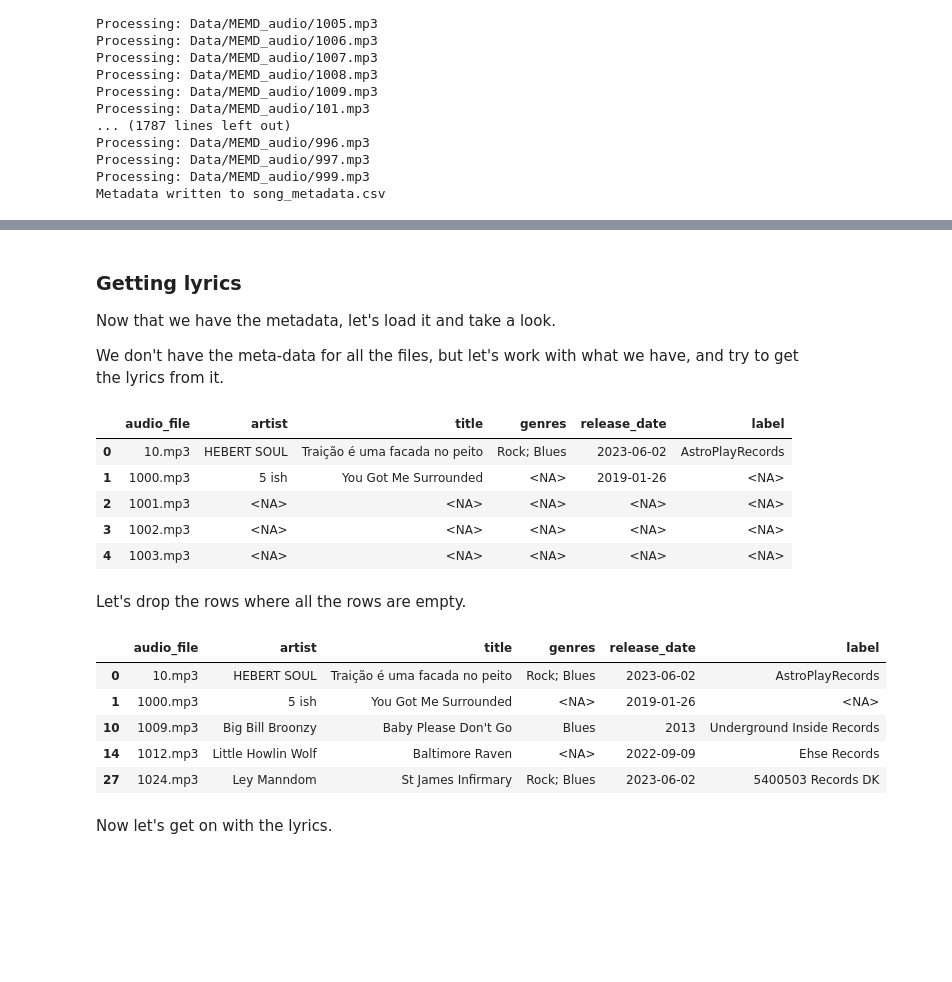
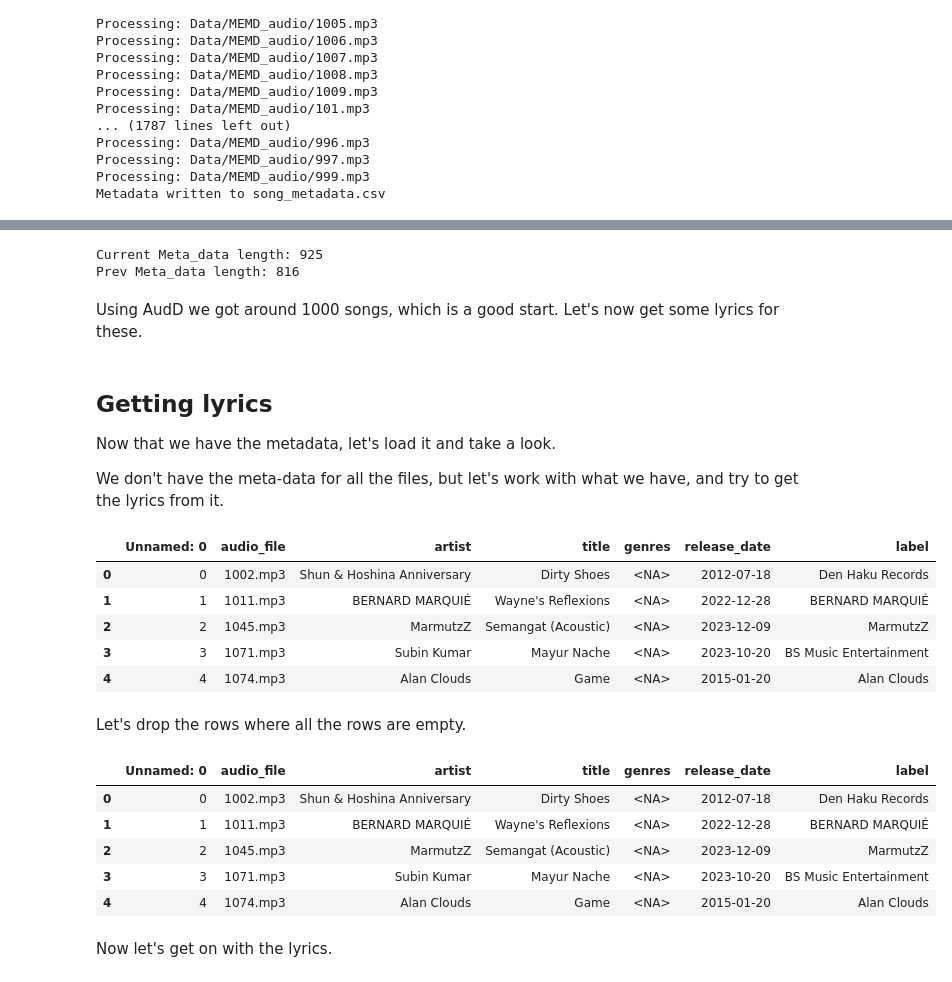
Before and after one commit to Ranvirsv/Emotion_Analysis_Music-Lyrics, a Jupyter notebook: Final_Project.ipynb, the cells around one changed output, grey strips where cells are left out. Saved outputs shown, nothing was run; the diff lists cells and outputs as text; code cells hidden in the pictures; blank space fills up the shorter version.

Commit message:
Meta Data Extraction with AudD

```diff
--- a/Final_Project.ipynb
+++ b/Final_Project.ipynb
@@ -76,0 +98,11 @@ Metadata written to song_metadata.csv
+# %%
+meta_data_from_aud = pd.read_csv("./Data/Useable_data/Other_Songs_Metadata.csv")
+
+prev_songs = songs.copy()
+songs.update(meta_data_from_aud)
+
+total_len = len(songs)
+print(f"Current Meta_data length: {total_len - len(songs[songs['artist'].isna() & songs['title'].isna()])}\nPrev Meta_data length: {total_len - len(prev_songs[prev_songs['artist'].isna() & prev_songs['title'].isna()])}")
+# %% [output]
+Current Meta_data length: 925
+Prev Meta_data length: 816
@@ -77,5 +111,7 @@ Metadata written to song_metadata.csv
+# %% [markdown]
+Using AudD we got around 1000 songs, which is a good start. Let's now get some lyrics for these.
 # %% [markdown]
-### Getting lyrics
+## Getting lyrics
 
 Now that we have the metadata, let's load it and take a look.
 
@@ -83,28 +119,28 @@ We don't have the meta-data for all the files, but let's work with what we have,
 # %%
 ## Read the metadata from the CSV file
 
-metadata_df = pd.read_csv("Data/Useable_data/song_metadata.csv")
+metadata_df = pd.read_csv("Data/Useable_data/song_metadata_updated.csv")
 metadata_df.replace("Not Found", pd.NA, inplace=True)
 metadata_df.head()
 # %% [output]
-|  | audio_file | artist | title | genres | release_date | label |
-| 0 | 10.mp3 | HEBERT SOUL | Traição é uma facada no peito | Rock; Blues | 2023-06-02 | AstroPlayRecords |
-| 1 | 1000.mp3 | 5 ish | You Got Me Surrounded | <NA> | 2019-01-26 | <NA> |
-| 2 | 1001.mp3 | <NA> | <NA> | <NA> | <NA> | <NA> |
-| 3 | 1002.mp3 | <NA> | <NA> | <NA> | <NA> | <NA> |
-| 4 | 1003.mp3 | <NA> | <NA> | <NA> | <NA> | <NA> |
+|  | Unnamed: 0 | audio_file | artist | title | genres | release_date | label |
+| 0 | 0 | 1002.mp3 | Shun & Hoshina Anniversary | Dirty Shoes | <NA> | 2012-07-18 | Den Haku Records |
+| 1 | 1 | 1011.mp3 | BERNARD MARQUIÉ | Wayne's Reflexions | <NA> | 2022-12-28 | BERNARD MARQUIÉ |
+| 2 | 2 | 1045.mp3 | MarmutzZ | Semangat (Acoustic) | <NA> | 2023-12-09 | MarmutzZ |
+| 3 | 3 | 1071.mp3 | Subin Kumar | Mayur Nache | <NA> | 2023-10-20 | BS Music Entertainment |
+| 4 | 4 | 1074.mp3 | Alan Clouds | Game | <NA> | 2015-01-20 | Alan Clouds |
 # %% [markdown]
 Let's drop the rows where all the rows are empty.
 # %%
 non_empty_metadata_df = metadata_df.dropna(how='all', subset=["artist", "title", "genres", "release_date", "label"])
 non_empty_metadata_df.head()
 # %% [output]
-|  | audio_file | artist | title | genres | release_date | label |
-| 0 | 10.mp3 | HEBERT SOUL | Traição é uma facada no peito | Rock; Blues | 2023-06-02 | AstroPlayRecords |
-| 1 | 1000.mp3 | 5 ish | You Got Me Surrounded | <NA> | 2019-01-26 | <NA> |
-| 10 | 1009.mp3 | Big Bill Broonzy | Baby Please Don't Go | Blues | 2013 | Underground Inside Records |
-| 14 | 1012.mp3 | Little Howlin Wolf | Baltimore Raven | <NA> | 2022-09-09 | Ehse Records |
-| 27 | 1024.mp3 | Ley Manndom | St James Infirmary | Rock; Blues | 2023-06-02 | 5400503 Records DK |
+|  | Unnamed: 0 | audio_file | artist | title | genres | release_date | label |
+| 0 | 0 | 1002.mp3 | Shun & Hoshina Anniversary | Dirty Shoes | <NA> | 2012-07-18 | Den Haku Records |
+| 1 | 1 | 1011.mp3 | BERNARD MARQUIÉ | Wayne's Reflexions | <NA> | 2022-12-28 | BERNARD MARQUIÉ |
+| 2 | 2 | 1045.mp3 | MarmutzZ | Semangat (Acoustic) | <NA> | 2023-12-09 | MarmutzZ |
+| 3 | 3 | 1071.mp3 | Subin Kumar | Mayur Nache | <NA> | 2023-10-20 | BS Music Entertainment |
+| 4 | 4 | 1074.mp3 | Alan Clouds | Game | <NA> | 2015-01-20 | Alan Clouds |
 # %% [markdown]
 Now let's get on with the lyrics.
 # %%
```
Also changed, not shown: parts of 16 cells of this notebook, 1 other file.
